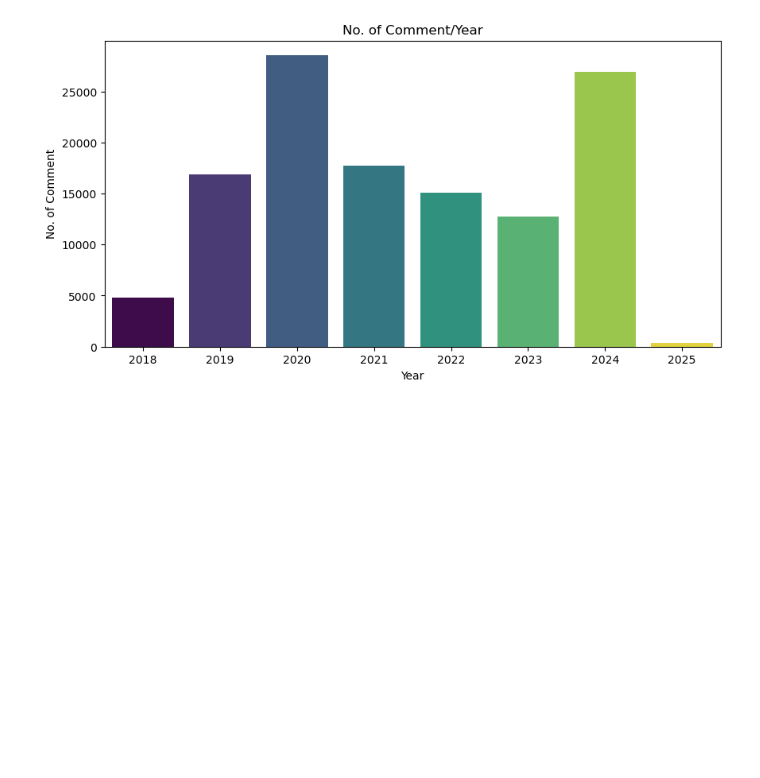
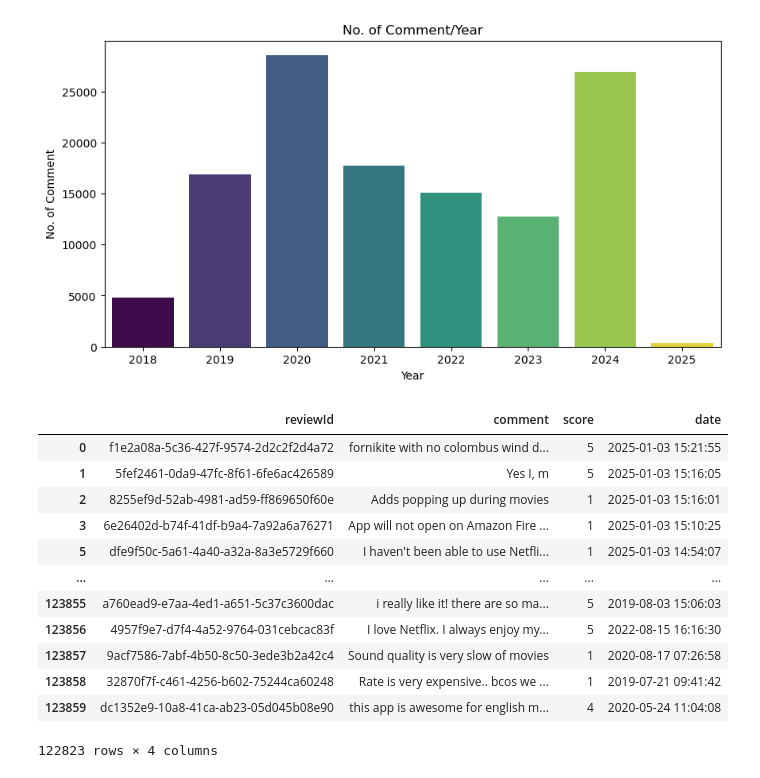
Before and after one commit to babli18/comment-classifier, a Jupyter notebook: data_eda_preprocessing.ipynb, the cells around one changed output. Cells and saved outputs as stored; diff of their text form; code cells hidden in the pictures; blank space fills up the shorter version.

```diff
--- a/data_eda_preprocessing.ipynb
+++ b/data_eda_preprocessing.ipynb
@@ -196,3 +196,59 @@ plt.ylabel('No. of Comment')
 plt.show()
 # %% [output]
 [figure]
+# %%
+# remove emojis from the comment column
+import re
+
+def remove_emoji(string):
+    emoji_pattern = re.compile("["
+        u"\U0001F600-\U0001F64F"  # emoticons
+        u"\U0001F300-\U0001F5FF"  # symbols & pictographs
+        u"\U0001F680-\U0001F6FF"  # transport & map symbols
+        u"\U0001F1E0-\U0001F1FF"  # flags (iOS)
+        u"\U00002500-\U00002BEF"  # Chinese characters
+        u"\U00002702-\U000027B0"
+        u"\U000024C2-\U0001F251"
+        u"\U0001f926-\U0001f937"
+        u"\U00010000-\U0010ffff"
+        u"\u2640-\u2642"
+        u"\u2600-\u2B55"
+        u"\u200d"
+        u"\u23cf"
+        u"\u23e9"
+        u"\u231a"
+        u"\ufe0f"  # dingbats
+        u"\u3030"
+    "]+", flags=re.UNICODE)
+    return emoji_pattern.sub(r'', string)
+
+df['comment'] = df['comment'].apply(remove_emoji)
+# %%
+# remove emoticons from the comment column
+emoticon_pattern = re.compile(r"""
+    [:;= B]               # Eyes
+    [\-']?              # Optional nose
+    [\)\(DP\/\\\[\]\$\*O!]  # Mouth
+""", re.VERBOSE)
+df['comment'] = df.comment.apply(lambda x: emoticon_pattern.sub(r'', x))
+# %%
+# remove blank records from the comments column
+def is_blank(string):
+    return not string.strip()
+
+df = df[~df['comment'].apply(is_blank)]
+df
+# %% [output]
+|  | reviewId | comment | score | date |
+| 0 | f1e2a08a-5c36-427f-9574-2d2c2f2d4a72 | fornikite with no colombus wind d... | 5 | 2025-01-03 15:21:55 |
+| 1 | 5fef2461-0da9-47fc-8f61-6fe6ac426589 | Yes I, m | 5 | 2025-01-03 15:16:05 |
+| 2 | 8255ef9d-52ab-4981-ad59-ff869650f60e | Adds popping up during movies | 1 | 2025-01-03 15:16:01 |
+| 3 | 6e26402d-b74f-41df-b9a4-7a92a6a76271 | App will not open on Amazon Fire ... | 1 | 2025-01-03 15:10:25 |
+| 5 | dfe9f50c-5a61-4a40-a32a-8a3e5729f660 | I haven't been able to use Netfli... | 1 | 2025-01-03 14:54:07 |
+| ... | ... | ... | ... | ... |
+| 123855 | a760ead9-e7aa-4ed1-a651-5c37c3600dac | i really like it! there are so ma... | 5 | 2019-08-03 15:06:03 |
+| 123856 | 4957f9e7-d7f4-4a52-9764-031cebcac83f | I love Netflix. I always enjoy my... | 5 | 2022-08-15 16:16:30 |
+| 123857 | 9acf7586-7abf-4b50-8c50-3ede3b2a42c4 | Sound quality is very slow of movies | 1 | 2020-08-17 07:26:58 |
+| 123858 | 32870f7f-c461-4256-b602-75244ca60248 | Rate is very expensive.. bcos we ... | 1 | 2019-07-21 09:41:42 |
+| 123859 | dc1352e9-10a8-41ca-ab23-05d045b08e90 | this app is awesome for english m... | 4 | 2020-05-24 11:04:08 |
+122823 rows × 4 columns
```
Also changed, not shown: parts of 9 cells of this notebook.
